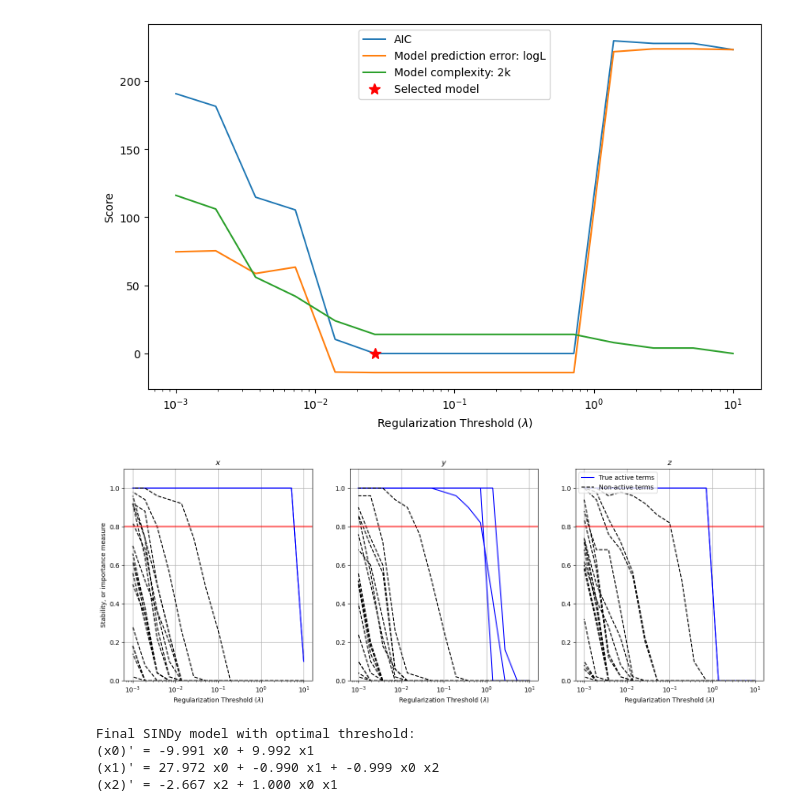
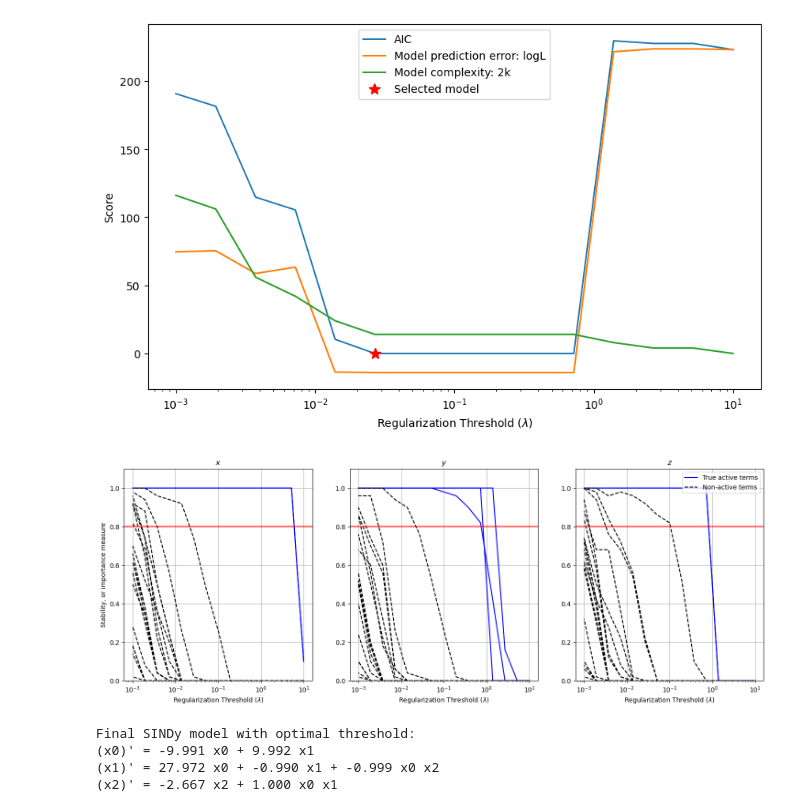
Before and after one commit to urban-fasel/I-X_workshop_2025, a Jupyter notebook: 4_SINDy_model_selection.ipynb, the cells around one changed output. Drawn from its saved outputs; the diff is of its cells as text; code cells hidden in the pictures.

```diff
--- a/4_SINDy_model_selection.ipynb
+++ b/4_SINDy_model_selection.ipynb
@@ -293,43 +293,43 @@ for j in range(B):
 # -----------------------------------------------------------------------------
 
 sStable = 0.8 # "stable inclusion probability"
-titn = ['x', 'y', 'z']
+states = ['x', 'y', 'z']
 
 # Calculate the mean inclusion probability over the subsamples
 XiEM = np.mean(coeffs_active, axis=3)
 
 # Manually define the "true active terms" of the Lorenz system
 active = np.zeros((m, n), dtype=bool)
 active[[1, 2], 0] = True  # Terms 2 and 3 for state 1 (x)
 active[[1, 2, 6], 1] = True # Terms 2, 3, and 7 for state 2 (y)
 active[[3, 5], 2] = True # Terms 4 and 6 for state 3 (z)
 
 # Create the figure with subplots
 fig, axs = plt.subplots(1, 3, figsize=(18, 6))
 
 for i in range(n):
     ax = axs[i]
 
     # Plot the stability path for "true active terms" (blue line)
     ax.semilogx(lambda_list, XiEM[i, active[:, i], :].T, 'b', label='True active terms')
 
     # Plot the stability path for "non-active terms" (black dashed line)
     ax.semilogx(lambda_list, XiEM[i, ~active[:, i], :].T, 'k--', label='Non-active terms')
 
     # Plot the stability threshold line
     ax.axhline(sStable, color='r', linestyle='-')
 
     ax.set_ylim([0, 1.1])
-    ax.set_title(f'${titn[i]}$')
+    ax.set_title(f'${states[i]}$')
     ax.set_xlabel('Regularization Threshold ($\lambda$)')
     ax.grid(True)
 
 axs[0].set_ylabel('Stability, or importance measure')
 handles, labels = axs[0].get_legend_handles_labels()
-axs[2].legend(handles[1:3], labels[1:3],loc='upper left')
+axs[2].legend(handles[1:3], labels[1:3],loc='upper right')
 plt.show()
 # %% [output]
-[figure, old version]
+[figure, new version]
 # %%
 # Visual inspection of stability paths -> e.g. large gap around lambda = 5*10^-1
 lambdaSS = 5*10**-1
```
Also changed, not shown: parts of 2 cells of this notebook, 6 other files.
